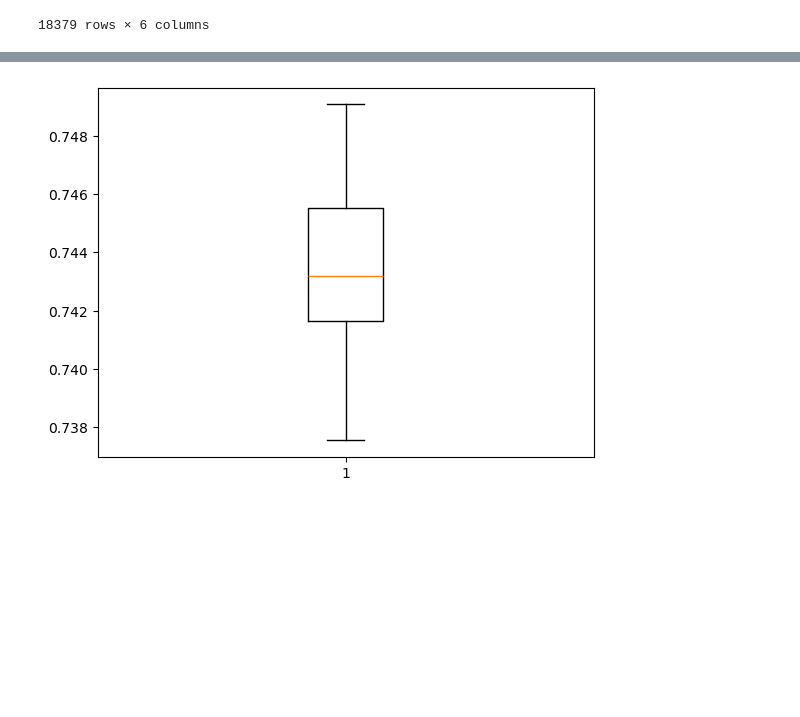
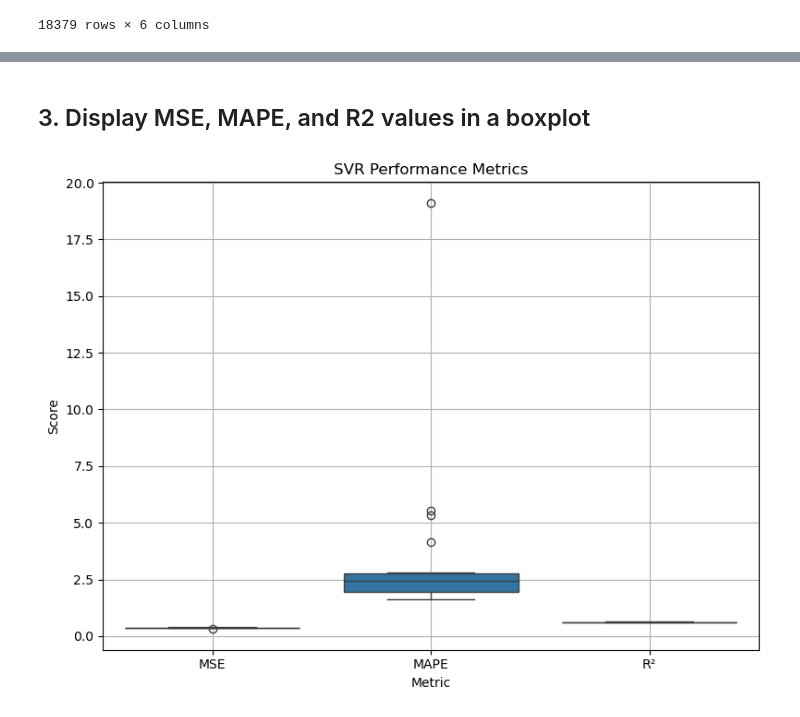
Before and after one commit to BlastermanR/CA_Housing_Machine_Learning_Project, a Jupyter notebook: SVM.ipynb, the cells around one changed output, grey strips where cells are left out. Drawn from its saved outputs; the diff is of its cells as text; code cells hidden in the pictures; blank space fills up the shorter version.

```diff
--- a/SVM.ipynb
+++ b/SVM.ipynb
@@ -24,2 +85,6 @@ data
 # %%
-training_error_SVR = []
+# Testing Results
+SVR_MSE = []
+SVR_MAPE = []
+SVR_R2 = []
+BEST_C = []
@@ -56,6 +162,22 @@ KeyboardInterrupt:
+# %% [markdown]
+## 3. Display MSE, MAPE, and R2 values in a boxplot
 # %%
+# Combine data into a single DataFrame
+data = pd.DataFrame({
+    'MSE': SVR_MSE,
+    'MAPE': SVR_MAPE,
+    'R²': SVR_R2
+})
 
+# Melt the DataFrame to long-form for seaborn
+long_data = data.melt(var_name='Metric', value_name='Score')
 
-plt.boxplot(training_error_SVM);
+# Plot boxplot
+plt.figure(figsize=(8, 6))
+sns.boxplot(x='Metric', y='Score', data=long_data)
+plt.title("SVR Performance Metrics")
+plt.grid(True)
+plt.tight_layout()
+plt.show()
 # %% [output]
-[figure, old version]
+[figure, new version]
```
Also changed, not shown: parts of 7 cells of this notebook.
